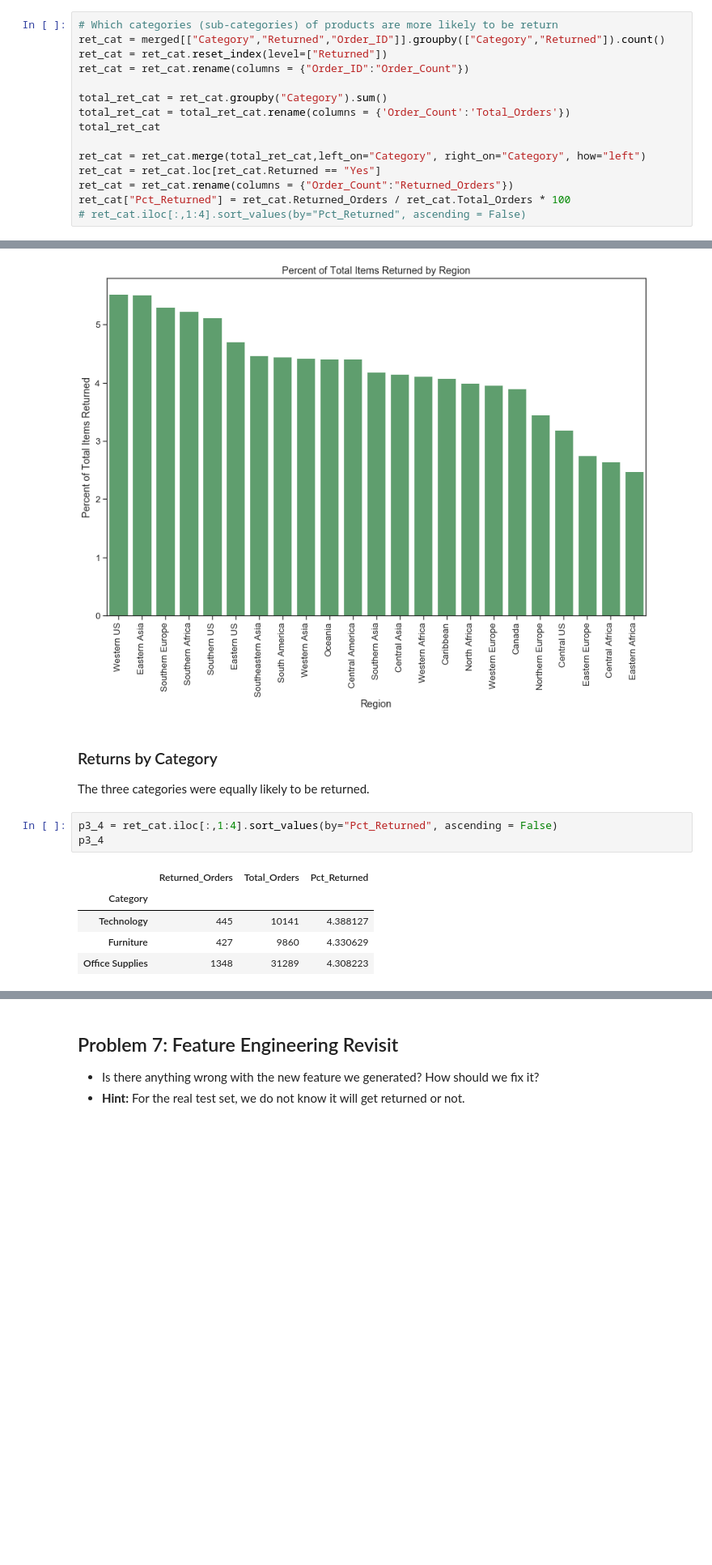
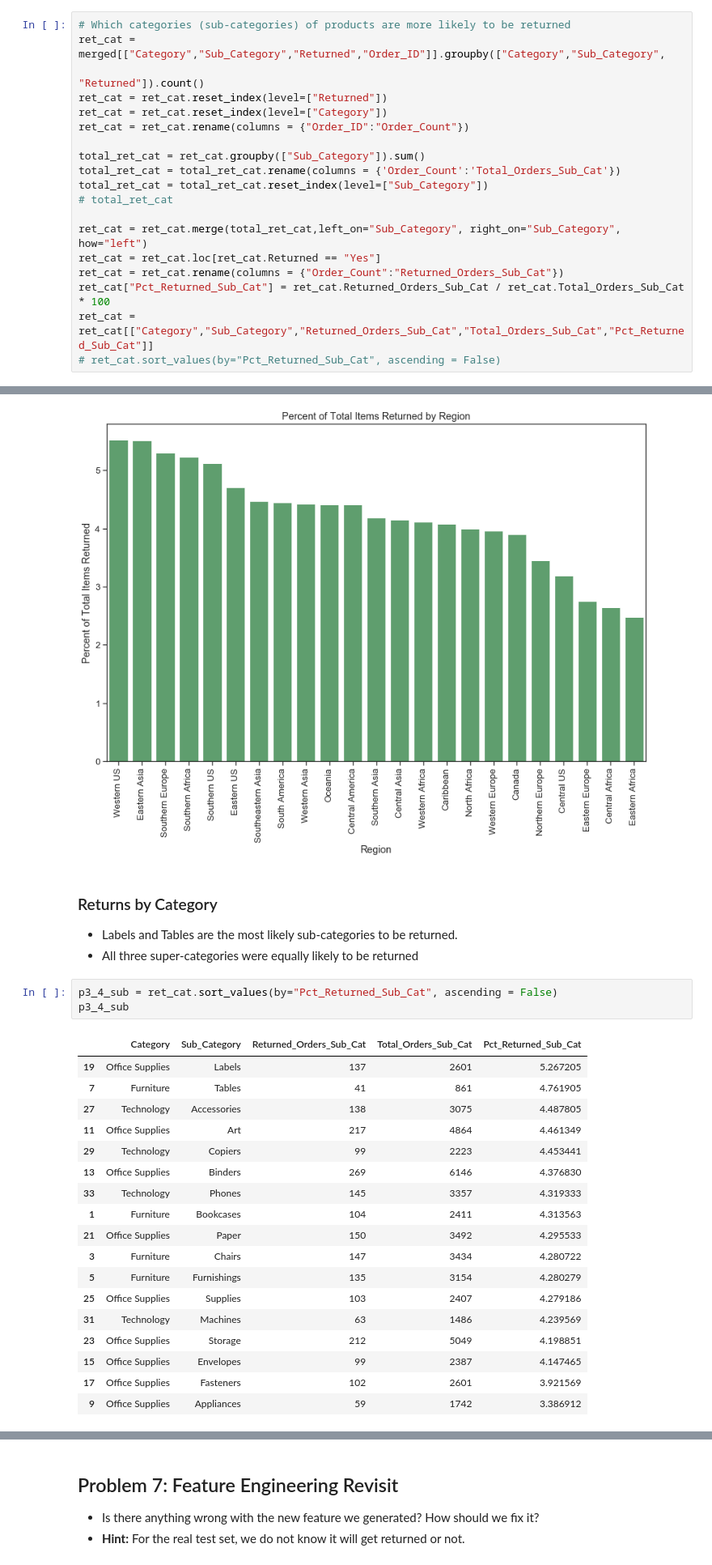
Before and after one commit to lejulie/NYCDSA-MST-ML-Lab-1, a Jupyter notebook: julie_levine/ml_lab_1_part_1.ipynb, the cells around one changed output, grey strips where cells are left out. Shown: that part at 81% size. Drawn from its saved outputs; the diff is of its cells as text; blank space fills up the shorter version.

```diff
--- a/julie_levine/ml_lab_1_part_1.ipynb
+++ b/julie_levine/ml_lab_1_part_1.ipynb
@@ -189,20 +192,24 @@ ret = ret.rename(columns = {"Order_Count":"Returned_Orders"})
 ret["Pct_Returned"] = ret.Returned_Orders / ret.Total_Orders * 100
 # ret.iloc[:,1:4].sort_values(by="Pct_Returned", ascending = False)
 # %%
-# Which categories (sub-categories) of products are more likely to be return
-ret_cat = merged[["Category","Returned","Order_ID"]].groupby(["Category","Returned"]).count()
+# Which categories (sub-categories) of products are more likely to be returned
+ret_cat = merged[["Category","Sub_Category","Returned","Order_ID"]].groupby(["Category","Sub_Category",
+                                                                             "Returned"]).count()
 ret_cat = ret_cat.reset_index(level=["Returned"])
+ret_cat = ret_cat.reset_index(level=["Category"])
 ret_cat = ret_cat.rename(columns = {"Order_ID":"Order_Count"})
 
-total_ret_cat = ret_cat.groupby("Category").sum()
-total_ret_cat = total_ret_cat.rename(columns = {'Order_Count':'Total_Orders'})
-total_ret_cat
+total_ret_cat = ret_cat.groupby(["Sub_Category"]).sum()
+total_ret_cat = total_ret_cat.rename(columns = {'Order_Count':'Total_Orders_Sub_Cat'})
+total_ret_cat = total_ret_cat.reset_index(level=["Sub_Category"])
+# total_ret_cat
 
-ret_cat = ret_cat.merge(total_ret_cat,left_on="Category", right_on="Category", how="left")
+ret_cat = ret_cat.merge(total_ret_cat,left_on="Sub_Category", right_on="Sub_Category", how="left")
 ret_cat = ret_cat.loc[ret_cat.Returned == "Yes"]
-ret_cat = ret_cat.rename(columns = {"Order_Count":"Returned_Orders"})
-ret_cat["Pct_Returned"] = ret_cat.Returned_Orders / ret_cat.Total_Orders * 100
-# ret_cat.iloc[:,1:4].sort_values(by="Pct_Returned", ascending = False)
+ret_cat = ret_cat.rename(columns = {"Order_Count":"Returned_Orders_Sub_Cat"})
+ret_cat["Pct_Returned_Sub_Cat"] = ret_cat.Returned_Orders_Sub_Cat / ret_cat.Total_Orders_Sub_Cat * 100
+ret_cat = ret_cat[["Category","Sub_Category","Returned_Orders_Sub_Cat","Total_Orders_Sub_Cat","Pct_Returned_Sub_Cat"]]
+# ret_cat.sort_values(by="Pct_Returned_Sub_Cat", ascending = False)
 # %% [markdown]
 ## Problem 3 Summary
 
@@ -285,13 +292,27 @@ g3_3.set_xticklabels(rotation=90, labels = p3_3.index)
 # %% [markdown]
 ### Returns by Category
 
-The three categories were equally likely to be returned.
+* Labels and Tables are the most likely sub-categories to be returned.
+* All three super-categories were equally likely to be returned
 # %%
-p3_4 = ret_cat.iloc[:,1:4].sort_values(by="Pct_Returned", ascending = False)
-p3_4
+p3_4_sub = ret_cat.sort_values(by="Pct_Returned_Sub_Cat", ascending = False)
+p3_4_sub
 # %% [output]
-|  | Returned_Orders | Total_Orders | Pct_Returned |
-| Category |  |  |  |
-| Technology | 445 | 10141 | 4.388127 |
-| Furniture | 427 | 9860 | 4.330629 |
-| Office Supplies | 1348 | 31289 | 4.308223 |
+|  | Category | Sub_Category | Returned_Orders_Sub_Cat | Total_Orders_Sub_Cat | Pct_Returned_Sub_Cat |
+| 19 | Office Supplies | Labels | 137 | 2601 | 5.267205 |
+| 7 | Furniture | Tables | 41 | 861 | 4.761905 |
+| 27 | Technology | Accessories | 138 | 3075 | 4.487805 |
+| 11 | Office Supplies | Art | 217 | 4864 | 4.461349 |
+| 29 | Technology | Copiers | 99 | 2223 | 4.453441 |
+| 13 | Office Supplies | Binders | 269 | 6146 | 4.376830 |
+| 33 | Technology | Phones | 145 | 3357 | 4.319333 |
+| 1 | Furniture | Bookcases | 104 | 2411 | 4.313563 |
+| 21 | Office Supplies | Paper | 150 | 3492 | 4.295533 |
+| 3 | Furniture | Chairs | 147 | 3434 | 4.280722 |
+| 5 | Furniture | Furnishings | 135 | 3154 | 4.280279 |
+| 25 | Office Supplies | Supplies | 103 | 2407 | 4.279186 |
+| 31 | Technology | Machines | 63 | 1486 | 4.239569 |
+| 23 | Office Supplies | Storage | 212 | 5049 | 4.198851 |
+| 15 | Office Supplies | Envelopes | 99 | 2387 | 4.147465 |
+| 17 | Office Supplies | Fasteners | 102 | 2601 | 3.921569 |
+| 9 | Office Supplies | Appliances | 59 | 1742 | 3.386912 |
```
Also changed, not shown: parts of 16 cells of this notebook.
